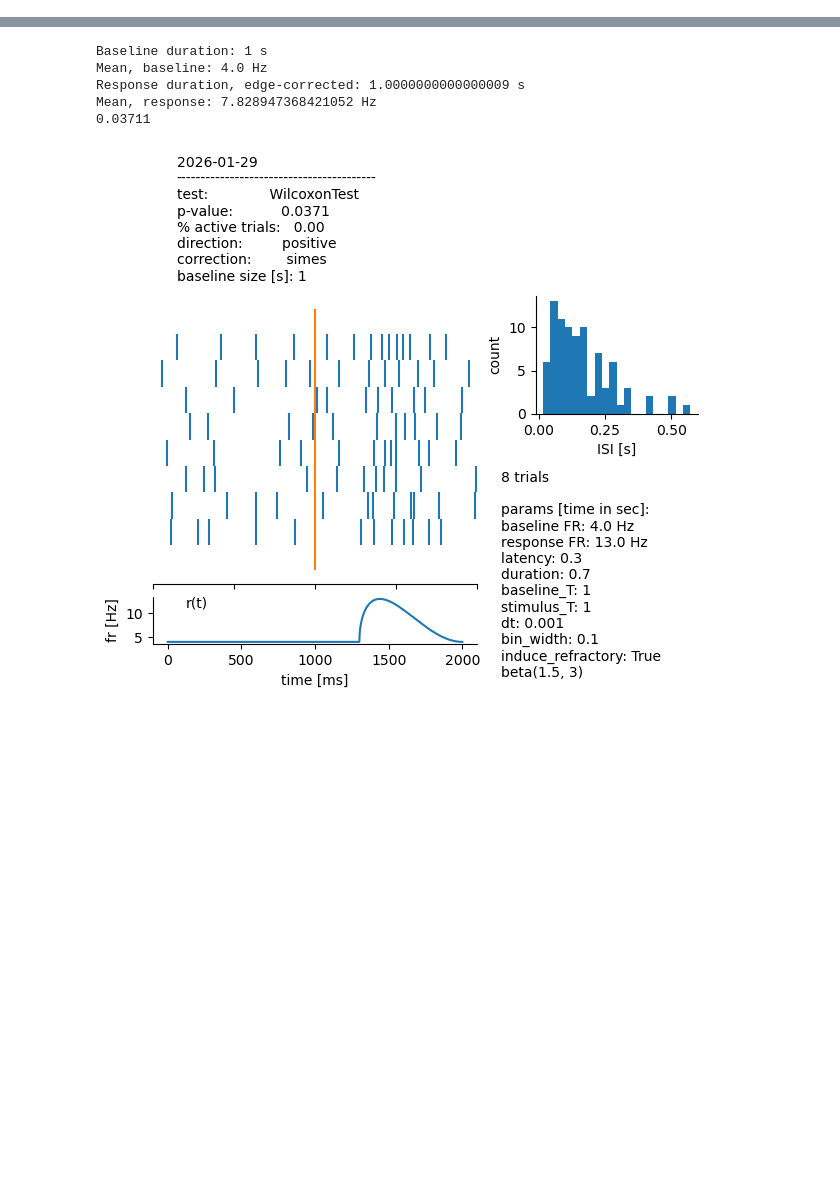
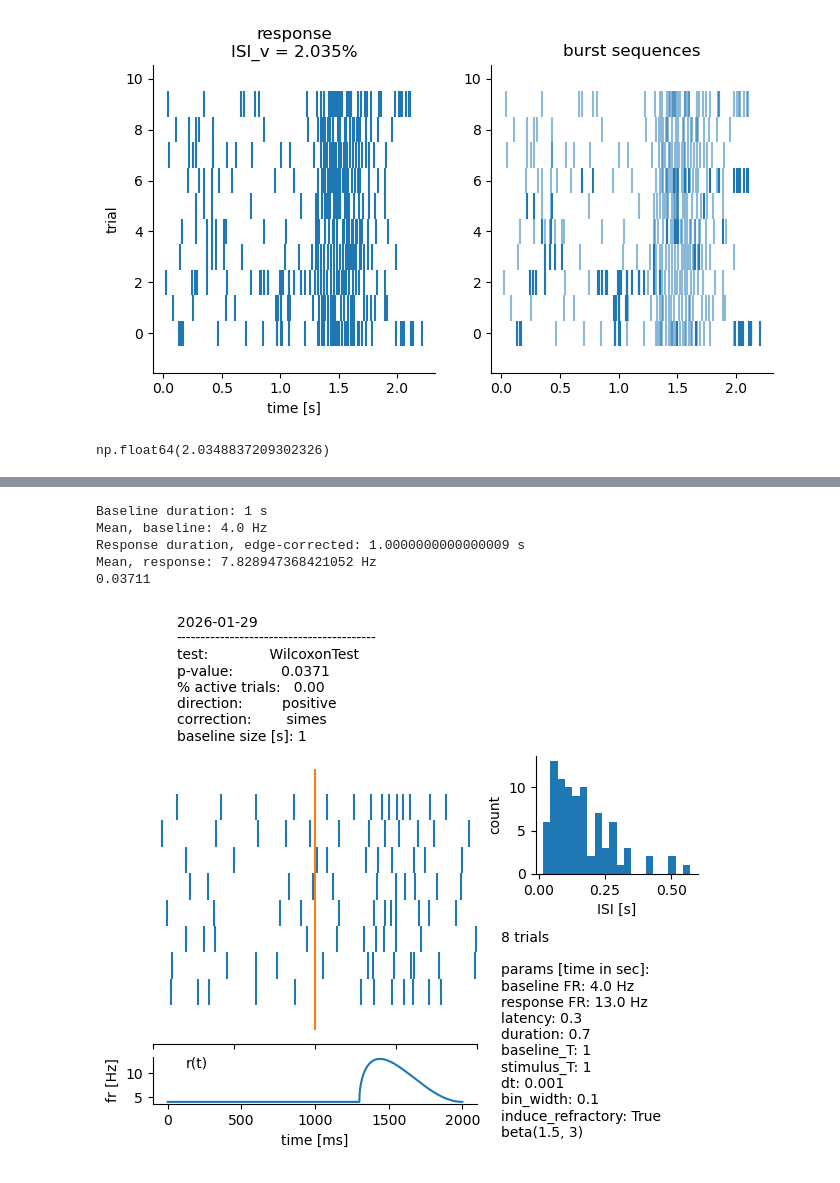
Before and after one commit to a-darcher/response_generator, a Jupyter notebook: dev_nbs/dev.ipynb, the cells around one changed output, grey strips where cells are left out. Drawn from its saved outputs; the diff is of its cells as text; code cells hidden in the pictures; blank space fills up the shorter version.

Commit message:
burst dev

```diff
--- a/dev_nbs/dev.ipynb
+++ b/dev_nbs/dev.ipynb
@@ -9,0 +164,13 @@ from response_stats.plot_utils import *
+# %%
+from scipy.stats import poisson
+
+
+rate_center = 0.01
+n = 10
+r = 0.5
+
+r_t = generator.r_t
+rate_centers = np.flatnonzero(generator.rng.random(size=(len(r_t))) <= rate_center)
+n_spikes_per_burst = poisson.rvs(n, size=len(rate_centers))
+spike_locations = [generator.rng.normal(loc=0, scale=r, size=n) for n in n_spikes_per_burst] # get spike locations relative to the center of the burst
+bursts = np.concatenate([rate_centers[i] + s_l for i, s_l in enumerate(spike_locations)], dtype=object)
@@ -9,0 +272,22 @@ from response_stats.plot_utils import *
+# %%
+fig, ax = plt.subplots(1,2, figsize=(8,4))
+ax[0].eventplot(trials)
+ax[1].eventplot(trials, alpha=0.5)
+ax[1].eventplot(bursts)
+
+ax[0].set_xlabel("time [s]")
+ax[0].set_ylabel("trial")
+
+isi_V = sum(np.concatenate([np.diff(t) for t in trials]) < 0.001) / len(np.concatenate([np.diff(t) for t in trials])) * 100
+
+ax[0].set_title(f"response\nISI_v = {round(isi_V, 3)}%")
+ax[1].set_title("burst sequences")
+
+sns.despine()
+plt.show()
+# %% [output]
+[figure, added]
+# %%
+sum(np.concatenate([np.diff(t) for t in trials]) < 0.001) / len(np.concatenate([np.diff(t) for t in trials])) * 100
+# %% [output]
+np.float64(2.0348837209302326)
```
Also changed, not shown: parts of 6 cells of this notebook, 5 other files.
